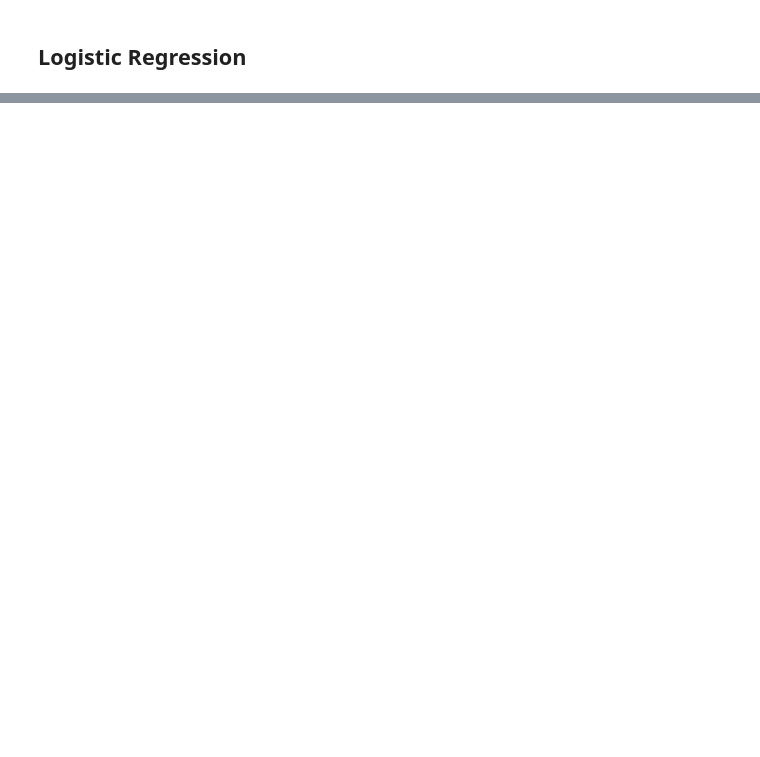
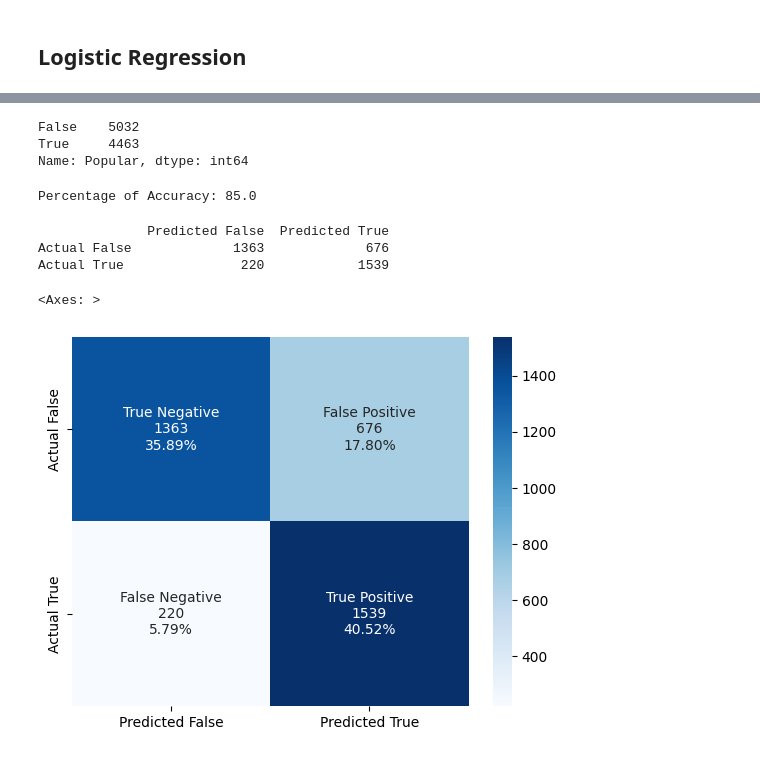
Before and after one commit to KAL17002493/L6-AI-L1, a Jupyter notebook: A1.ipynb, the cells around one changed output, grey strips where cells are left out. Saved outputs shown, nothing was run; the diff lists cells and outputs as text; code cells hidden in the pictures; blank space fills up the shorter version.

Commit message:
LogisticRegression

```diff
--- a/A1.ipynb
+++ b/A1.ipynb
@@ -305,0 +333,57 @@ InvoiceDate
+# %%
+lRegression["Popular"].value_counts()
+# %% [output]
+False    5032
+True     4463
+Name: Popular, dtype: int64
+# %%
+#train "AI" using part of dataset, random_state is the see of a model it's used to ensure replicating the data is possible
+X_train, X_test, y_train, y_test = train_test_split(X, y, test_size=0.40, random_state=64)
+# %%
+# Fit the logistic regression model
+logisticRegression = LogisticRegression()
+logisticRegression.fit(X_train, y_train)
+
+# Predict the probability of product popularity for the test set
+y_pred = logisticRegression.predict_proba(X_test)[:, 1]
+
+# Calculate the performance of the model using AUC library from sklearn
+auc = roc_auc_score(y_test, y_pred).round(decimals=2)
+print("Percentage of Accuracy:", auc * 100)
+# %% [output]
+Percentage of Accuracy: 85.0
+# %%
+# Predict binary class labels using a threshold of 0.5
+y_pred_binary = (y_pred > 0.5).astype(int)
+
+# Compute the confusion matrix
+cf = confusion_matrix(y_test, y_pred_binary)
+cf = pd.DataFrame(cf, columns=["Predicted False", "Predicted True"], index=["Actual False", "Actual True"])
+print(cf)
+# %% [output]
+              Predicted False  Predicted True
+Actual False             1363             676
+Actual True               220            1539
+# %%
+#Assigns names to each group
+#True Pegative = number of people that were classified negative and were actually negative
+#False Positive = number of people classified as positive while actually they are nagative
+#False Negative = number of people classified as nagative while they actually are positive
+#True Positive = number of people classified as positive and were actually positive
+group_names = ['True Negative','False Positive','False Negative','True Positive']
+
+#Shows how many are in that group as a flat number
+group_counts = ['{0:0.0f}'.format(value) for value in cf.values.flatten()]
+
+#Shows percentage of each group
+group_percentages = ['{0:.2%}'.format(value) for value in cf.values.flatten()/np.sum(cf.values)]
+
+labels = [f'{v1}\n{v2}\n{v3}' for v1, v2,v3  in zip(group_names, group_counts ,group_percentages)]
+
+labels = np.asarray(labels).reshape(2,2)
+
+ #Creates chart
+sns.heatmap(cf, annot=labels, fmt='', cmap='Blues')
+# %% [output]
+<Axes: >
+[figure, added]
```
Also changed, not shown: parts of 5 cells of this notebook, 1 other file.
